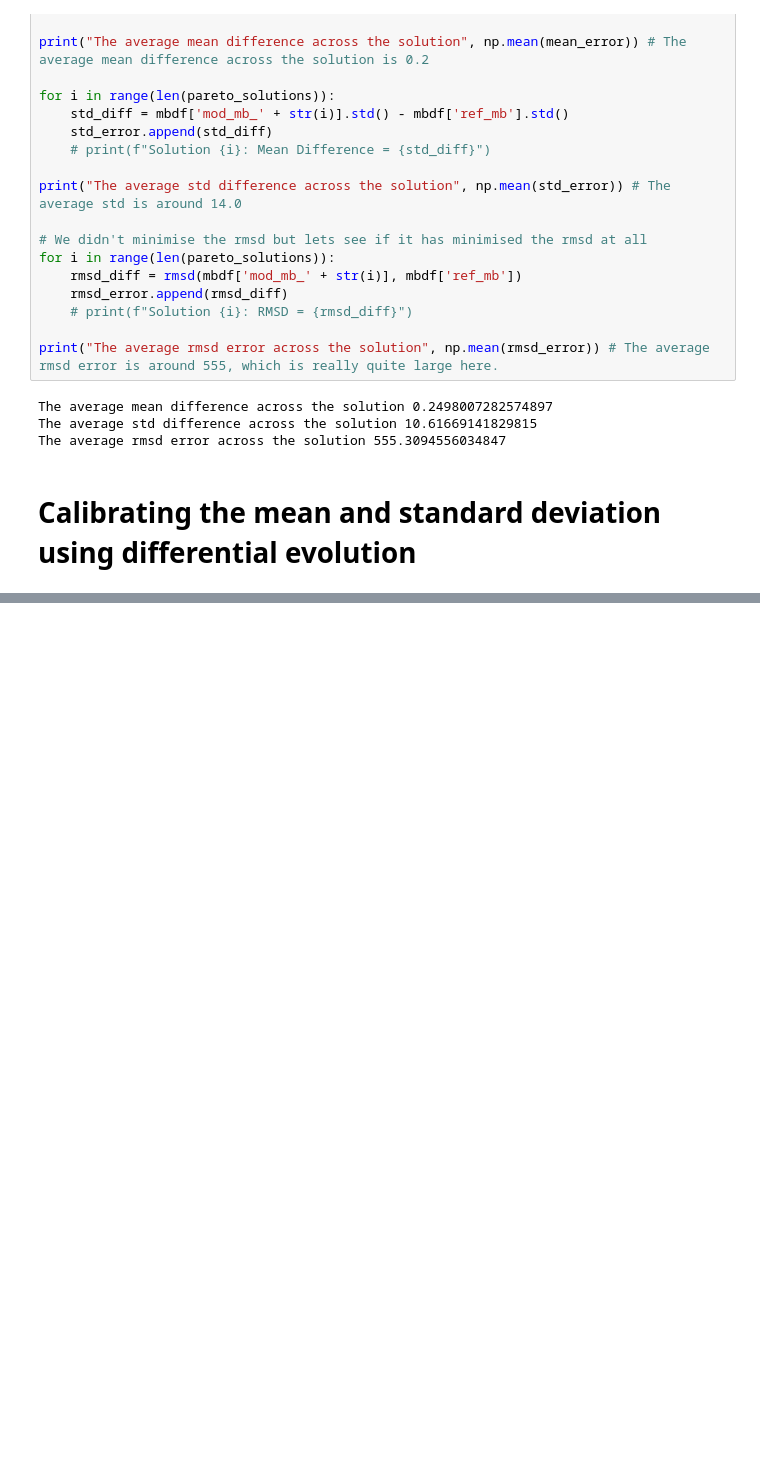
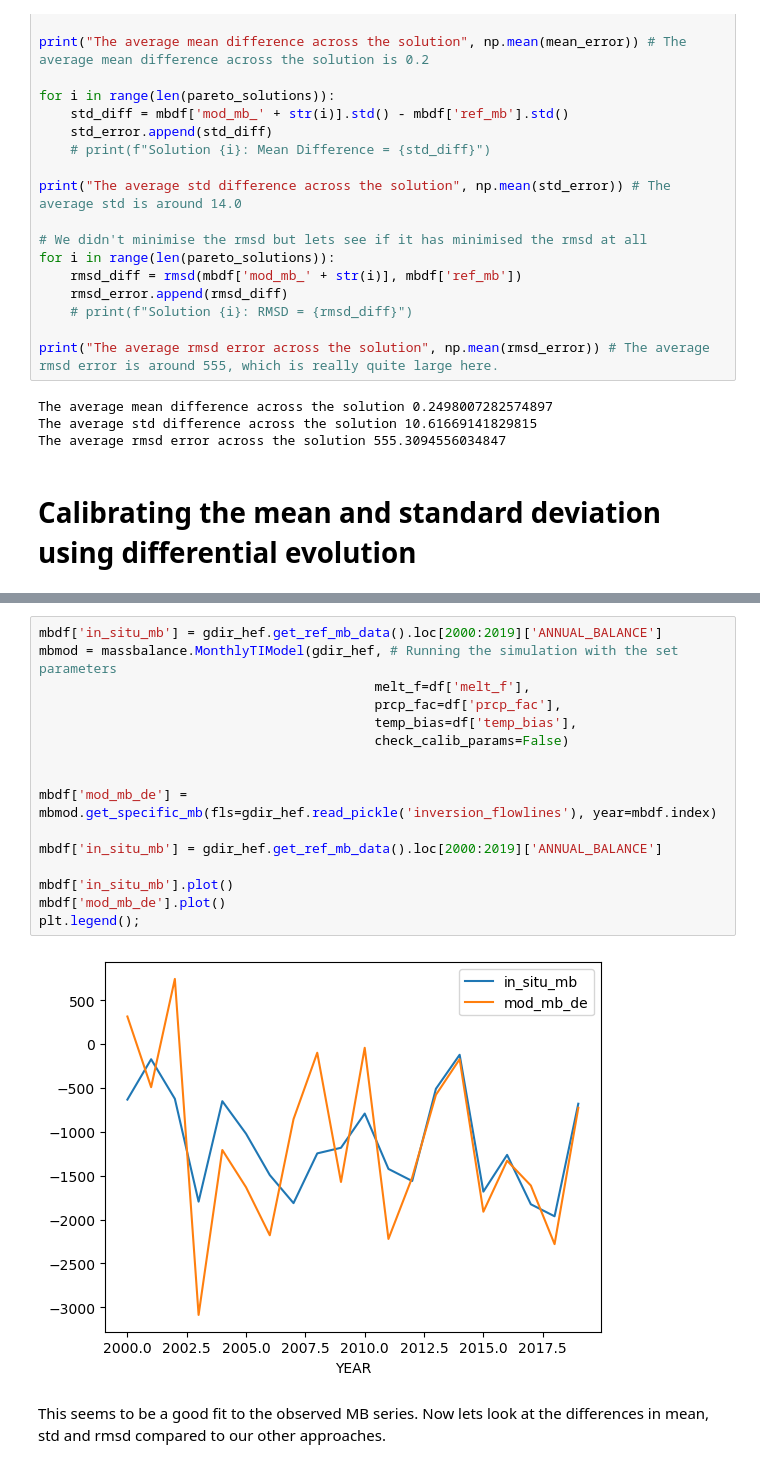
Before and after one commit to chloe-hancock/tutorials-runoff, a Jupyter notebook: notebooks/tutorials/calibration_with_mean_and_std.ipynb, the cells around one changed output, grey strips where cells are left out. Cells and saved outputs as stored; diff of their text form; blank space fills up the shorter version.

```diff
--- a/notebooks/tutorials/calibration_with_mean_and_std.ipynb
+++ b/notebooks/tutorials/calibration_with_mean_and_std.ipynb
@@ -1086,0 +1144,20 @@ Optimized parameters: [5.78793645 6.00096251 2.2306269 ]
+# %%
+mbdf['in_situ_mb'] = gdir_hef.get_ref_mb_data().loc[2000:2019]['ANNUAL_BALANCE']
+mbmod = massbalance.MonthlyTIModel(gdir_hef, # Running the simulation with the set parameters
+                                           melt_f=df['melt_f'],
+                                           prcp_fac=df['prcp_fac'],
+                                           temp_bias=df['temp_bias'],
+                                           check_calib_params=False)
+
+
+mbdf['mod_mb_de'] = mbmod.get_specific_mb(fls=gdir_hef.read_pickle('inversion_flowlines'), year=mbdf.index)
+
+mbdf['in_situ_mb'] = gdir_hef.get_ref_mb_data().loc[2000:2019]['ANNUAL_BALANCE']
+
+mbdf['in_situ_mb'].plot()
+mbdf['mod_mb_de'].plot()
+plt.legend();
+# %% [output]
+[figure, added]
+# %% [markdown]
+ This seems to be a good fit to the observed MB series. Now lets look at the differences in mean, std and rmsd compared to our other approaches.
```
Also changed, not shown: parts of 13 cells of this notebook, 1 other file.
